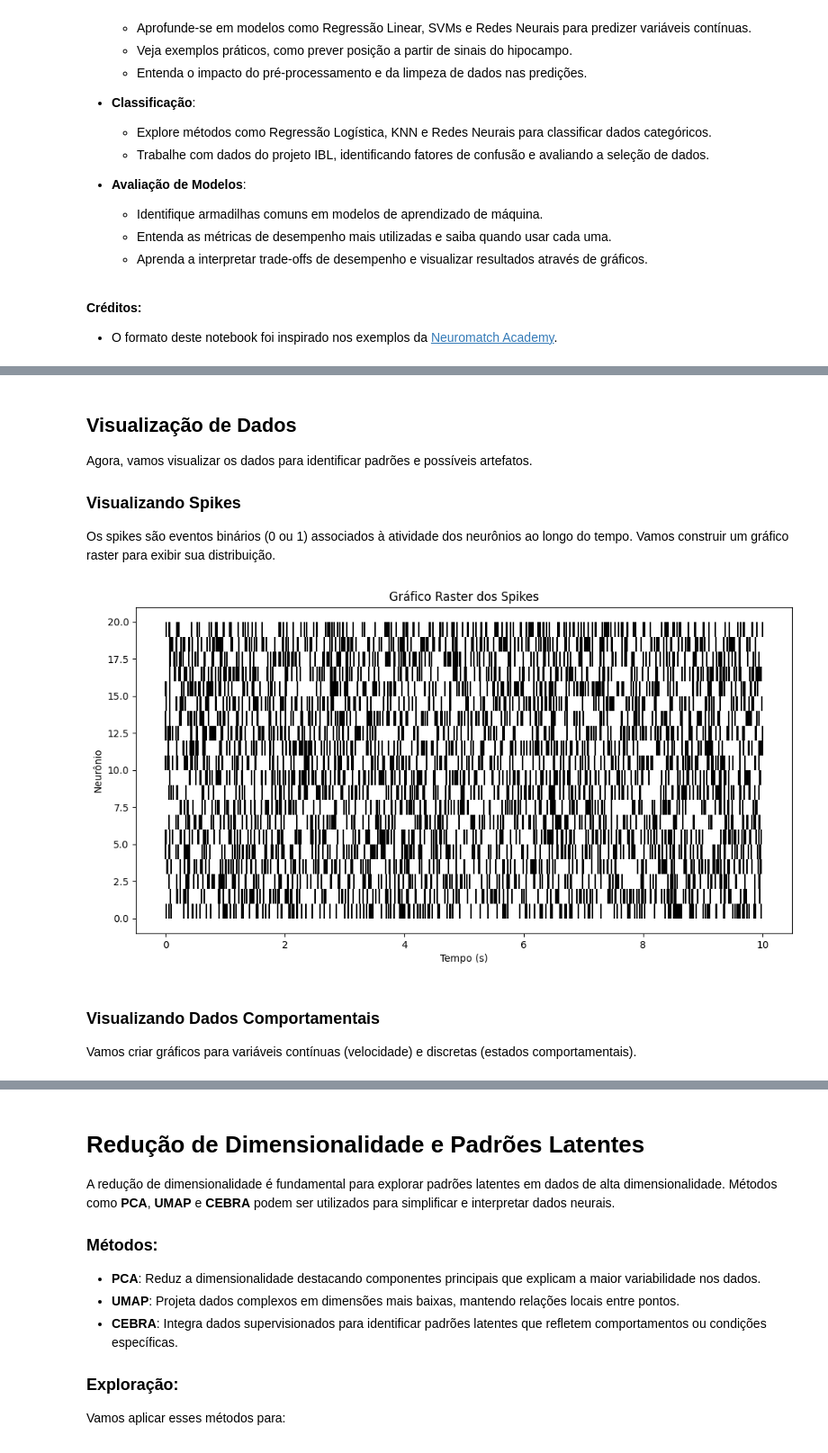
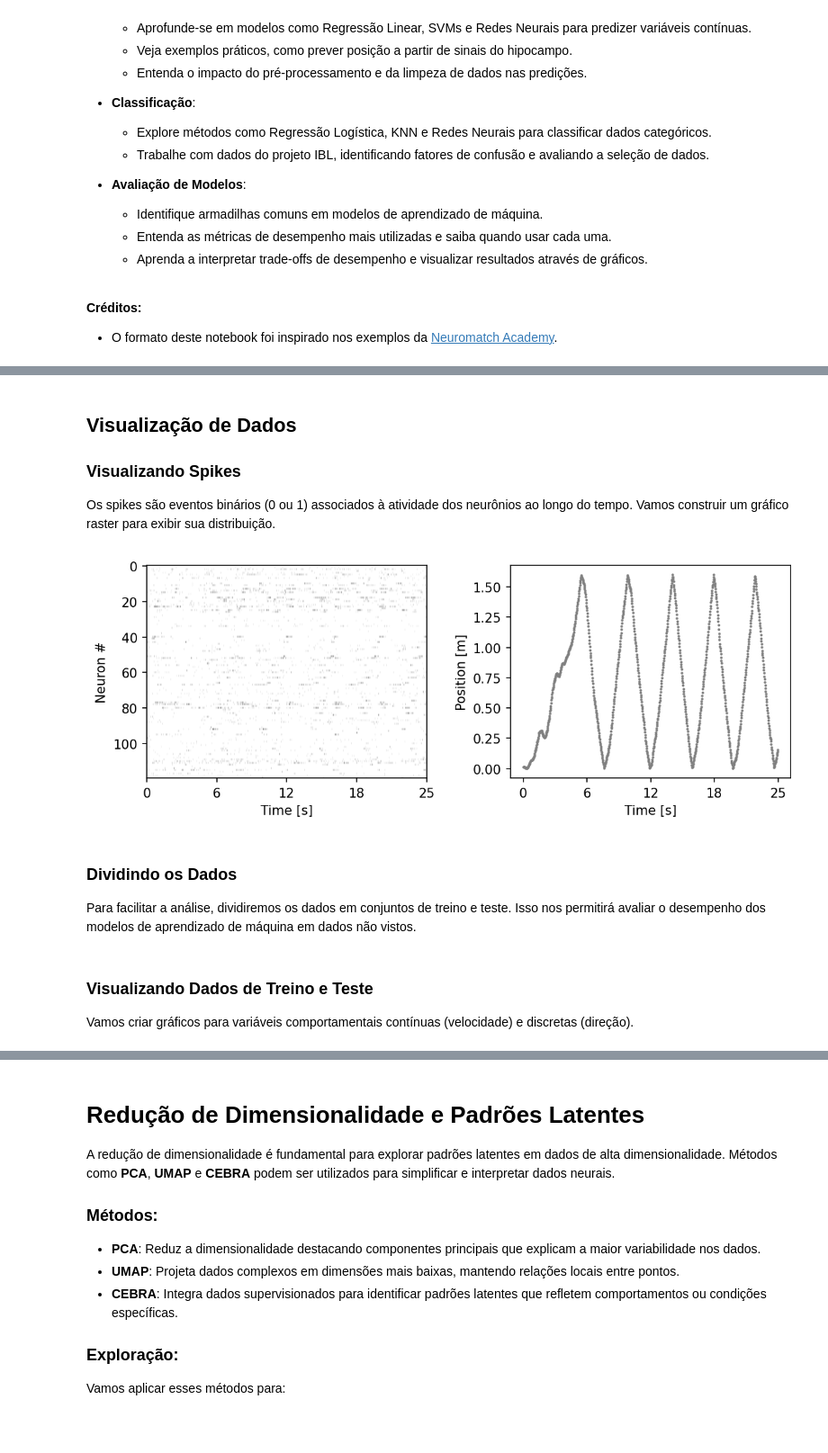
Before and after one commit to lucaase/brain-decoding, a Jupyter notebook: modified_course_notebook.ipynb, the cells around one changed output, grey strips where cells are left out. Shown at 90% size. Drawn from its saved outputs; the diff is of its cells as text; code cells hidden in the pictures.

```diff
--- a/modified_course_notebook.ipynb
+++ b/modified_course_notebook.ipynb
@@ -111,19 +88,33 @@ data = pd.DataFrame({
+# %%
+# Carregar o dataset
+hippocampus_pos = cebra.datasets.init('rat-hippocampus-single-achilles')
+
+# hippocampus_pos.neural  # Dados de atividade neural
+# hippocampus_pos.pos     # Dados de posição
 # %% [markdown]
 ## Visualização de Dados
-Agora, vamos visualizar os dados para identificar padrões e possíveis artefatos.
-
 ### Visualizando Spikes
 Os spikes são eventos binários (0 ou 1) associados à atividade dos neurônios ao longo do tempo. Vamos construir um gráfico raster para exibir sua distribuição.
-# %%
-# Gráfico Raster
-plt.figure(figsize=(12, 6))
-for neuron_id, spike_train in enumerate(spikes[:20]):  # Apenas os 20 primeiros neurônios
-    spike_times = time[spike_train > 0]
-    plt.vlines(spike_times, neuron_id, neuron_id + 1, color='black')
-
-plt.xlabel('Tempo (s)')
-plt.ylabel('Neurônio')
-plt.title('Gráfico Raster dos Spikes')
-plt.show()
-# %% [output]
-[figure, removed]
+# %%
+# Visualizando um trecho dos dados
+
+fig = plt.figure(figsize=(9,3), dpi=150)
+plt.subplots_adjust(wspace = 0.3)
+ax = plt.subplot(121)
+ax.imshow(hippocampus_pos.neural.numpy()[:1000].T, aspect = 'auto', cmap = 'gray_r')
+plt.ylabel('Neuron #')
+plt.xlabel('Time [s]')
+plt.xticks(np.linspace(0, 1000, 5), np.linspace(0, 0.025*1000, 5, dtype = int))
+
+ax2 = plt.subplot(122)
+ax2.scatter(np.arange(1000), hippocampus_pos.continuous_index[:1000,0], c = 'gray', s=1)
+plt.ylabel('Position [m]')
+plt.xlabel('Time [s]')
+plt.xticks(np.linspace(0, 1000, 5), np.linspace(0, 0.025*1000, 5, dtype = int))
+plt.show()
+# %% [output]
+[figure, added]
+# %% [markdown]
+### Dividindo os Dados
+
+Para facilitar a análise, dividiremos os dados em conjuntos de treino e teste. Isso nos permitirá avaliar o desempenho dos modelos de aprendizado de máquina em dados não vistos.
@@ -130,4 +133,4 @@ plt.show()
 # %% [markdown]
-### Visualizando Dados Comportamentais
+### Visualizando Dados de Treino e Teste
 
-Vamos criar gráficos para variáveis contínuas (velocidade) e discretas (estados comportamentais).
+Vamos criar gráficos para variáveis comportamentais contínuas (velocidade) e discretas (direção).
```
Also changed, not shown: parts of 20 cells of this notebook.
